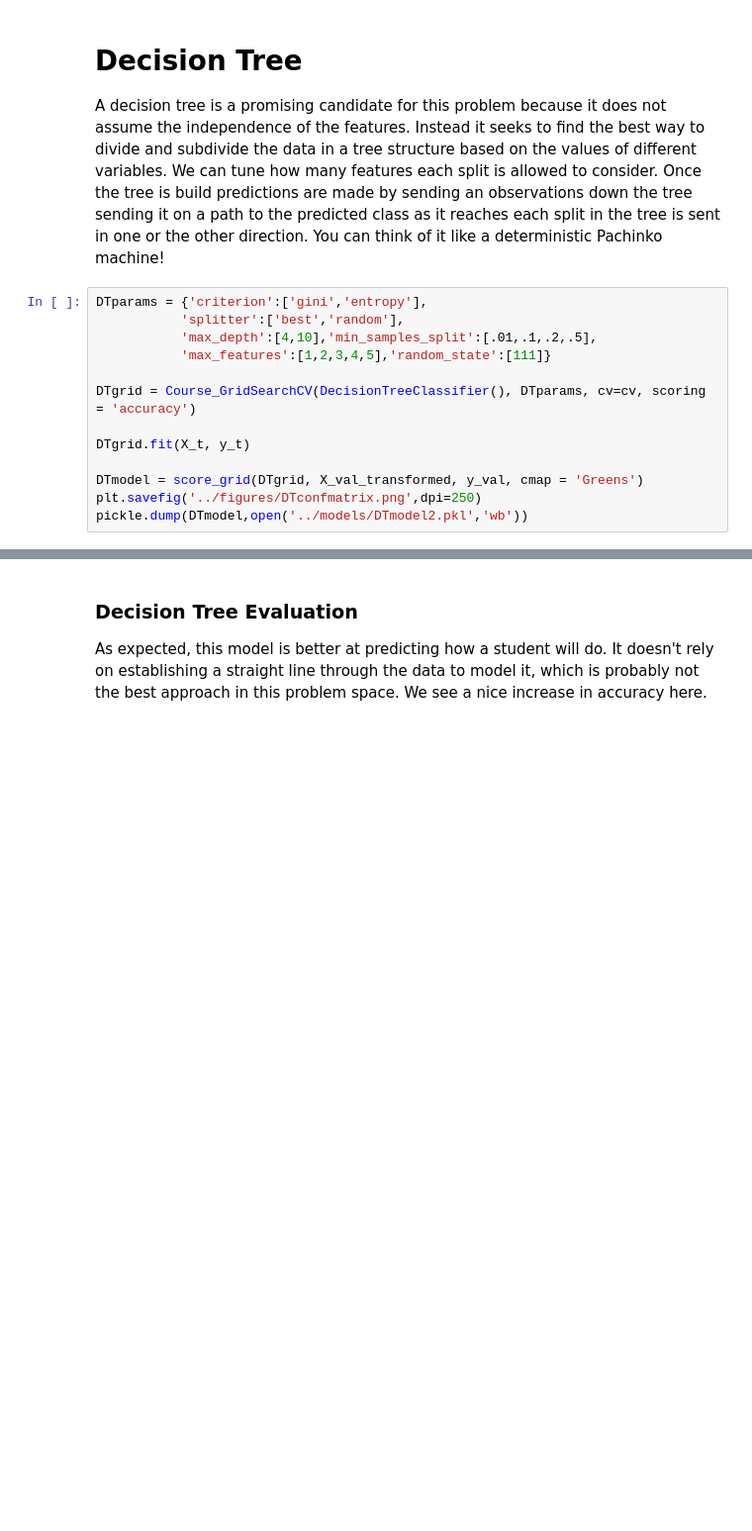
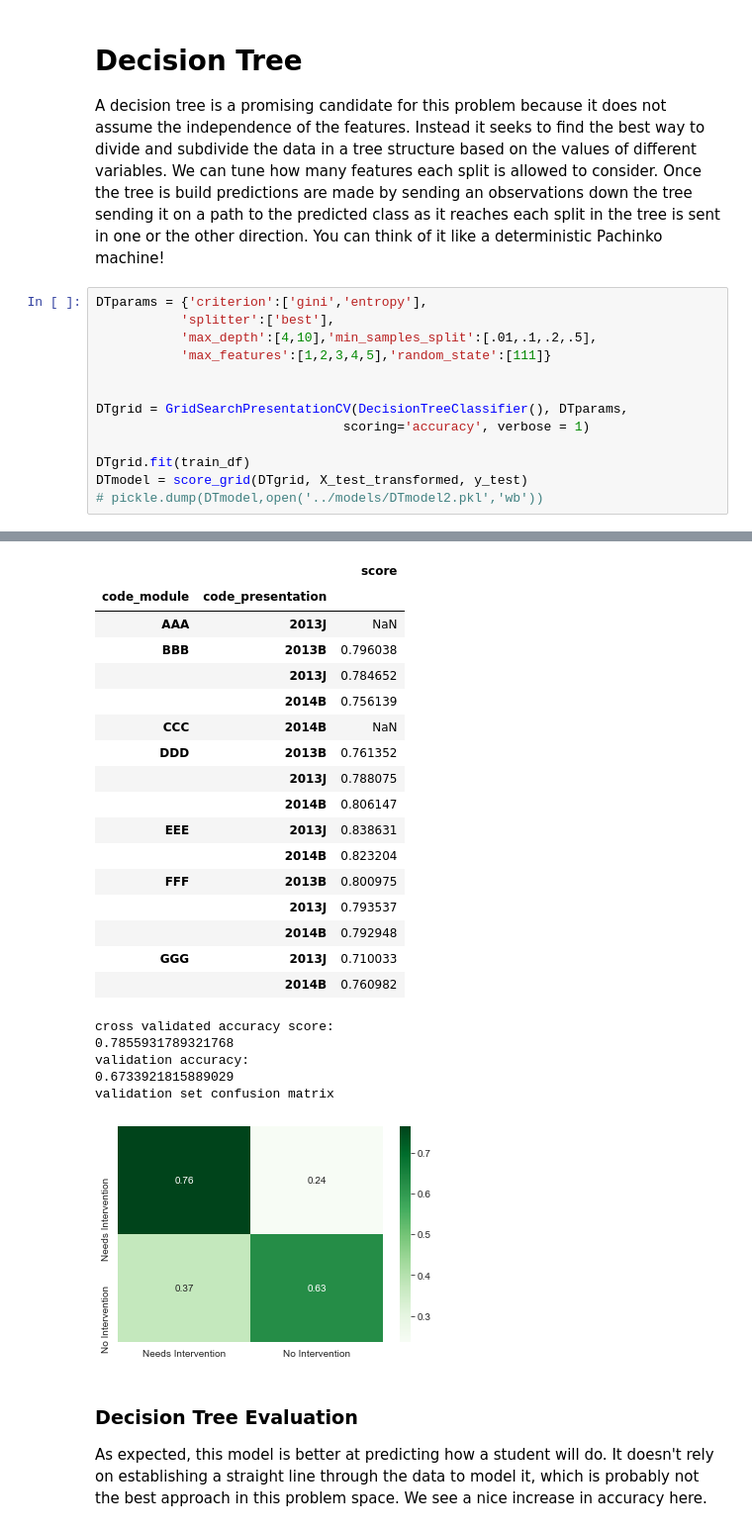
Before and after one commit to Caellwyn/ou_student_predictions, a Jupyter notebook: notebooks/shallow_model_predict_future.ipynb, the cells around one changed output, grey strips where cells are left out. Shown at 99% size. Cells and saved outputs as stored; diff of their text form; blank space fills up the shorter version.

```diff
--- a/notebooks/shallow_model_predict_future.ipynb
+++ b/notebooks/shallow_model_predict_future.ipynb
@@ -255,14 +191,15 @@ We used the logistic regression classifier to tune our features, but now it's ti
 A decision tree is a promising candidate for this problem because it does not assume the independence of the features. Instead it seeks to find the best way to divide and subdivide the data in a tree structure based on the values of different variables.  We can tune how many features each split is allowed to consider.  Once the tree is build predictions are made by sending an observations down the tree sending it on a path to the predicted class as it reaches each split in the tree is sent in one or the other direction.  You can think of it like a deterministic Pachinko machine!
 # %%
 DTparams = {'criterion':['gini','entropy'],
-           'splitter':['best','random'],
+           'splitter':['best'],
            'max_depth':[4,10],'min_samples_split':[.01,.1,.2,.5],
            'max_features':[1,2,3,4,5],'random_state':[111]}
 
-DTgrid = Course_GridSearchCV(DecisionTreeClassifier(), DTparams, cv=cv, scoring = 'accuracy')
 
-DTgrid.fit(X_t, y_t)
+DTgrid = GridSearchPresentationCV(DecisionTreeClassifier(), DTparams,
+                                scoring='accuracy', verbose = 1)
 
-DTmodel = score_grid(DTgrid, X_val_transformed, y_val, cmap = 'Greens')
-plt.savefig('../figures/DTconfmatrix.png',dpi=250)
-pickle.dump(DTmodel,open('../models/DTmodel2.pkl','wb'))
+DTgrid.fit(train_df)
+DTmodel = score_grid(DTgrid, X_test_transformed, y_test)
+# pickle.dump(DTmodel,open('../models/DTmodel2.pkl','wb'))
+# %% [output]
@@ -269,3 +223,26 @@ pickle.dump(DTmodel,open('../models/DTmodel2.pkl','wb'))
+|  |  | score |
+| code_module | code_presentation |  |
+| AAA | 2013J | NaN |
+| BBB | 2013B | 0.796038 |
+|  | 2013J | 0.784652 |
+|  | 2014B | 0.756139 |
+| CCC | 2014B | NaN |
+| DDD | 2013B | 0.761352 |
+|  | 2013J | 0.788075 |
+|  | 2014B | 0.806147 |
+| EEE | 2013J | 0.838631 |
+|  | 2014B | 0.823204 |
+| FFF | 2013B | 0.800975 |
+|  | 2013J | 0.793537 |
+|  | 2014B | 0.792948 |
+| GGG | 2013J | 0.710033 |
+|  | 2014B | 0.760982 |
+cross validated accuracy score:
+0.7855931789321768
+validation accuracy:
+0.6733921815889029
+validation set confusion matrix
+[figure, added]
 # %% [markdown]
 ### Decision Tree Evaluation
 As expected, this model is better at predicting how a student will do.  It doesn't rely on establishing a straight line through the data to model it, which is probably not the best approach in this problem space.  We see a nice increase in accuracy here.
```
Also changed, not shown: parts of 19 cells of this notebook, 1 other file.
